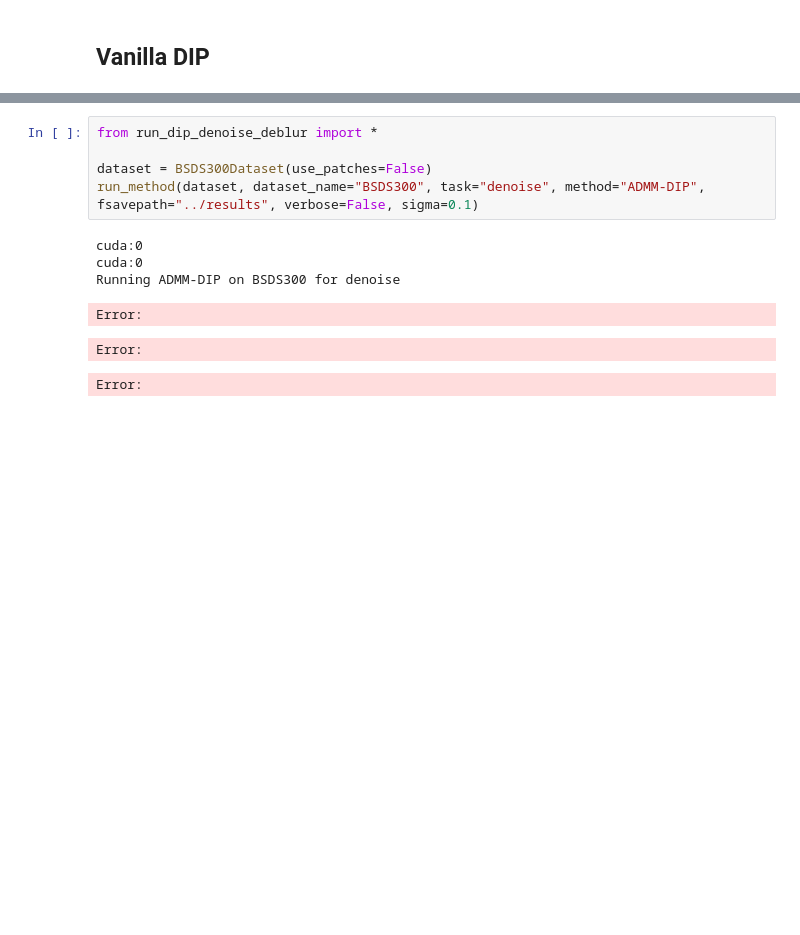
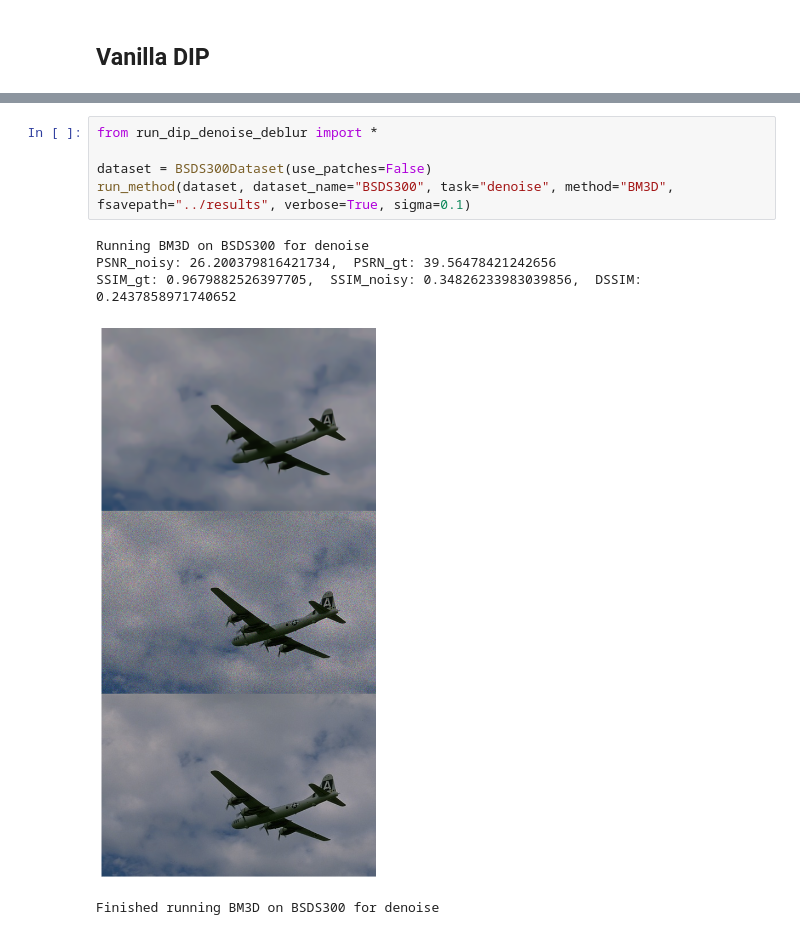
Before and after one commit to Khalifa-Bouneb/Compressed-Sensing-with-Deep-Image-Prior-for-Chest-CT-Signal-Denoising, a Jupyter notebook: vanilla_dip.ipynb, the cells around one changed output, grey strips where cells are left out. Drawn from its saved outputs; the diff is of its cells as text; blank space fills up the shorter version.

```diff
--- a/vanilla_dip.ipynb
+++ b/vanilla_dip.ipynb
@@ -3,15 +24,14 @@
 # %%
 from run_dip_denoise_deblur import *
 
 dataset = BSDS300Dataset(use_patches=False)
-run_method(dataset, dataset_name="BSDS300", task="denoise", method="ADMM-DIP", fsavepath="../results", verbose=False, sigma=0.1)
+run_method(dataset, dataset_name="BSDS300", task="denoise", method="BM3D", fsavepath="../results", verbose=True, sigma=0.1)
 # %% [output]
-cuda:0
-cuda:0
-Running ADMM-DIP on BSDS300 for denoise
+Running BM3D on BSDS300 for denoise
+PSNR_noisy: 26.200379816421734,  PSRN_gt: 39.56478421242656
+SSIM_gt: 0.9679882526397705,  SSIM_noisy: 0.34826233983039856,  DSSIM: 0.2437858971740652
+[figure, added]
-Error:
+Finished running BM3D on BSDS300 for denoise
-Error:
-Error:
 # %%
 from run_dip_denoise_deblur import *
 
```
Also changed, not shown: parts of 5 cells of this notebook, 27 other files.
